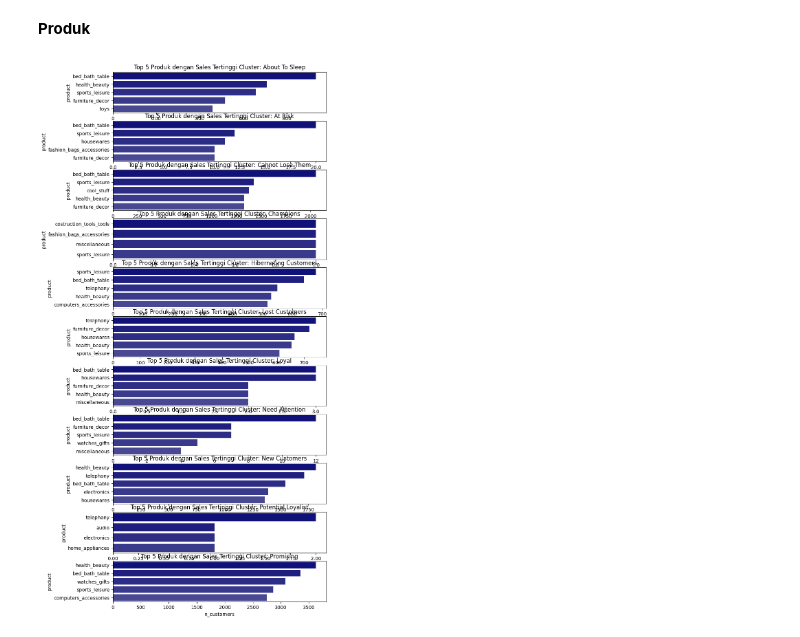
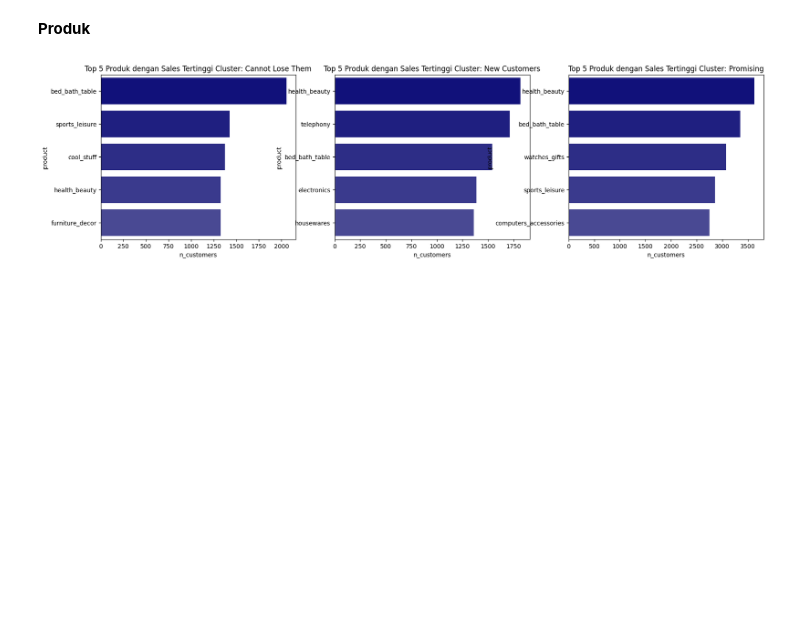
Before and after one commit to aridiawan/ecommerce-analysis, a Jupyter notebook: notebooks/4.0.1-data-analysis-cluster.ipynb, the cells around one changed output. Drawn from its saved outputs; the diff is of its cells as text; code cells hidden in the pictures; blank space fills up the shorter version.

Commit message:
add payment & product eda

```diff
--- a/notebooks/4.0.1-data-analysis-cluster.ipynb
+++ b/notebooks/4.0.1-data-analysis-cluster.ipynb
@@ -106,6 +106,8 @@ plt.show()
 # %% [markdown]
 Berdasarkan pareto, 75% customer olist terpusat di 3 segment: Promising (36.4%), New Customers (19.6%), dan Cannot Lose Them (19.4%)
 Oleh karena itu Analisis karakteristik akan difokuskan ke 3 segment tersebut
+# %%
+top_segment = par.index[:3]
 # %% [markdown]
 #### **RFM**
 # %% [markdown]
@@ -194,17 +172,17 @@ plt.show()
 # %% [markdown]
 **Produk**
 # %%
-prod = data_segm.groupby(['RFM_segment','product_category_name_english'])['customer_unique_id'].nunique().reset_index().rename(columns={'customer_unique_id': 'n_customers','product_category_name_english':'product'})
+prod = data_segm[data_segm.RFM_segment.isin(top_segment)].groupby(['RFM_segment','product_category_name_english'])['customer_unique_id'].nunique().reset_index().rename(columns={'customer_unique_id': 'n_customers','product_category_name_english':'product'})
 
 segm = prod.RFM_segment.unique()
 
 # Viz
 c1 = sns.blend_palette(['darkblue', 'lightgrey'], 15)
-fig, axes = plt.subplots(len(segm),1, figsize=(8, 20))
+fig, axes = plt.subplots(1,len(segm), figsize=(20, 5))
 for i, val in enumerate(segm):
     sns.barplot(data=prod.query(f"RFM_segment == '{val}'").nlargest(5, columns='n_customers'), x = 'n_customers', y='product', palette=c1, ax=axes[i])
     axes[i].title.set_text(f'Top 5 Produk dengan Sales Tertinggi Cluster: {val}')
 
 # plt.show()
 # %% [output]
-[figure, old version]
+[figure, new version]
```
Also changed, not shown: parts of 6 cells of this notebook.
